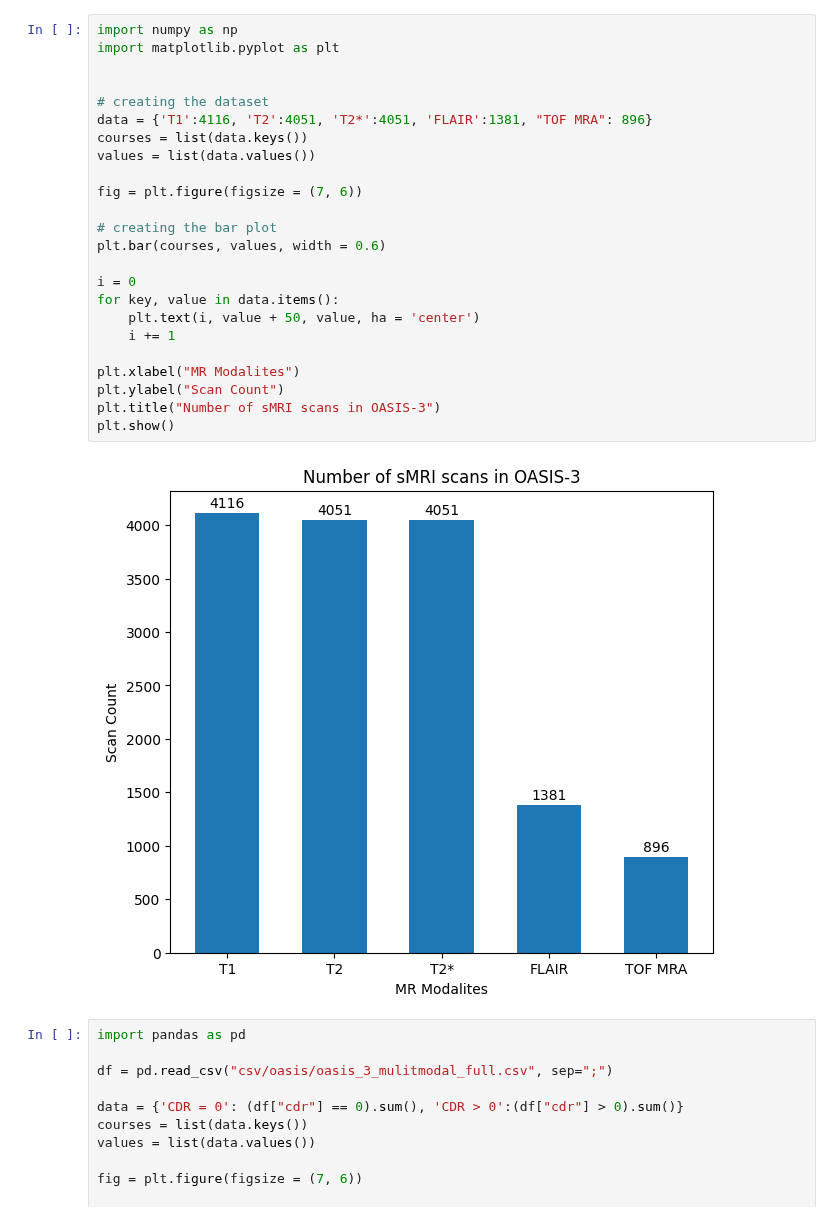
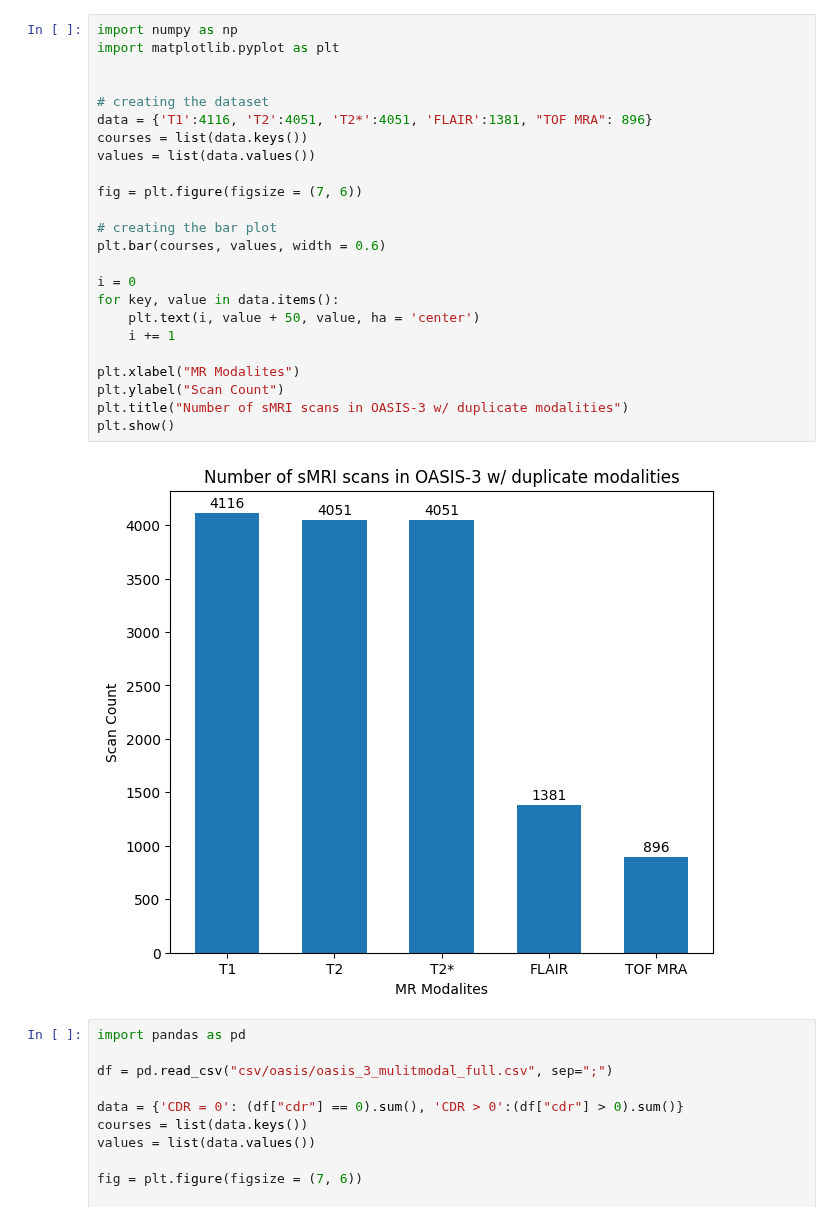
Before and after one commit to KnightTec/mlmi-project, a Jupyter notebook: charts.ipynb, the cells around one changed output. Drawn from its saved outputs; the diff is of its cells as text.

```diff
--- a/charts.ipynb
+++ b/charts.ipynb
@@ -1,29 +1,29 @@
 # %%
 import numpy as np
 import matplotlib.pyplot as plt
 
 
 # creating the dataset
 data = {'T1':4116, 'T2':4051, 'T2*':4051, 'FLAIR':1381, "TOF MRA": 896}
 courses = list(data.keys())
 values = list(data.values())
 
 fig = plt.figure(figsize = (7, 6))
 
 # creating the bar plot
 plt.bar(courses, values, width = 0.6)
 
 i = 0
 for key, value in data.items():
     plt.text(i, value + 50, value, ha = 'center')
     i += 1
 
 plt.xlabel("MR Modalites")
 plt.ylabel("Scan Count")
-plt.title("Number of sMRI scans in OASIS-3")
+plt.title("Number of sMRI scans in OASIS-3 w/ duplicate modalities")
 plt.show()
 # %% [output]
-[figure, old version]
+[figure, new version]
 # %%
 import pandas as pd
 
```
Also changed, not shown: 6 other files.
